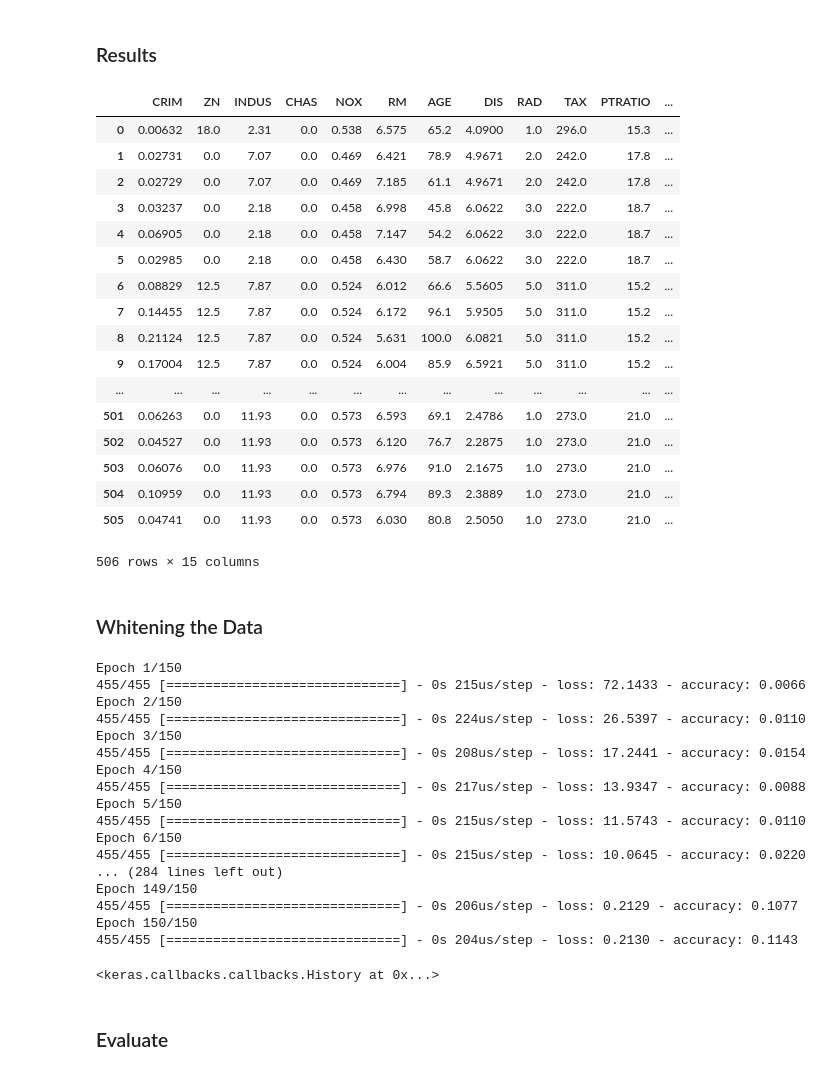
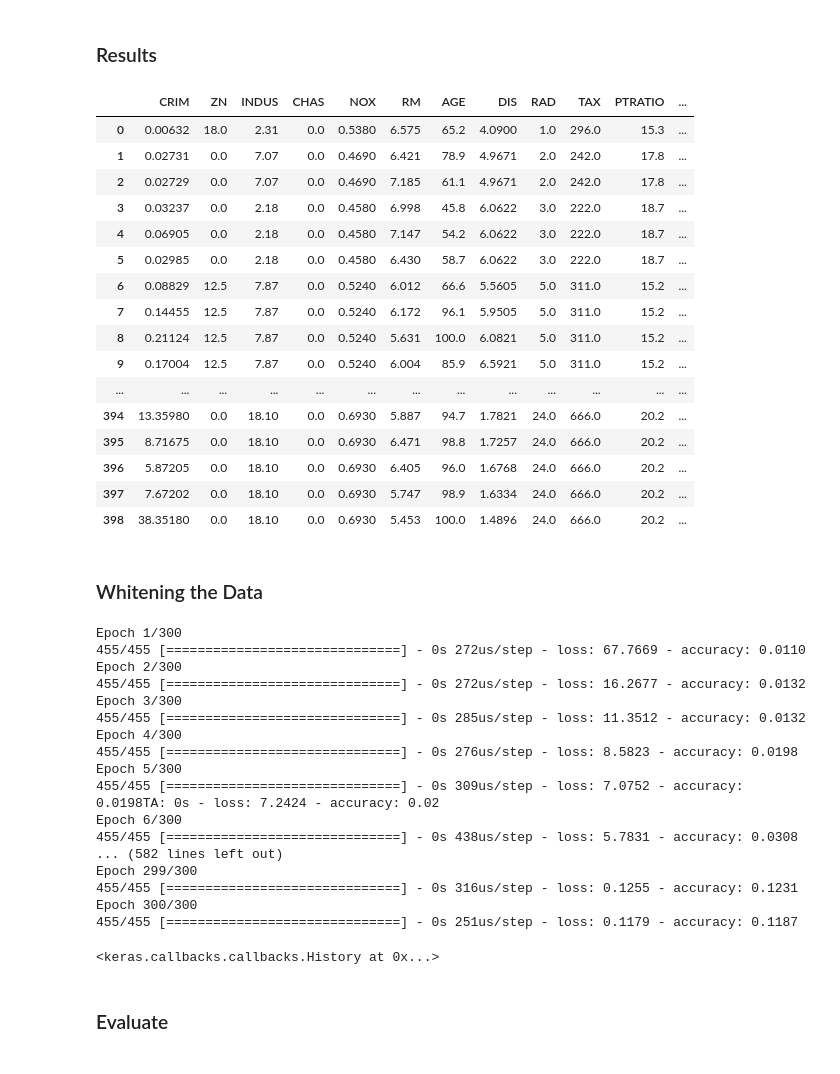
Before and after one commit to AideenByrne/2019MachineLearningProject, a Jupyter notebook: 2019project.ipynb, the cells around one changed output. Drawn from its saved outputs; the diff is of its cells as text; code cells hidden in the pictures.

Commit message:
Trying to improve accuracy2

```diff
--- a/2019project.ipynb
+++ b/2019project.ipynb
@@ -408,7 +408,8 @@ x_train_scaled = pd.DataFrame(scaler.transform(x_train), columns = x_train.colum
 #create a neural network and configure model for training
 #call Sequential model
 m = kr.models.Sequential()
-#build input layers with 100 layers of neurons, an input dimension size of 13 and an activation function of "relu"
+#build input layers with 100 layers of neurons, an input dimension size of 13 and an activation function of "tanh"
+m.add(kr.layers.Dense(units=100, input_dim=(13), activation='tanh'))
 m.add(kr.layers.Dense(units=100, input_dim=(13), activation='tanh'))
 m.add(kr.layers.Dense(units=100, input_dim=(13), activation='tanh'))
 #build output layer with dimension size of 1 and an activation function of 'linear'
@@ -417,5 +418,5 @@ m.add(kr.layers.Dense(units=1, input_dim=(1), activation='linear'))
 m.compile(loss="mean_squared_error", optimizer="adam", metrics=['accuracy'])
 
 #train the model with scaled data
-m.fit(x_train_scaled, y_train, epochs=150, batch_size=10)
+m.fit(x_train_scaled, y_train, epochs=300, batch_size=10)
 # %% [output]
@@ -459,27 +460,28 @@ output = pd.DataFrame(predictions)
 # %%
 #create variable called results that concatenates inputs, outputs and predicted data
 results = pd.concat([x, y, output], axis=1)
+#set pandas to not truncate rows
+pd.set_option('display.max_rows', 506)
 #show results
 results
 # %% [output]
 |  | CRIM | ZN | INDUS | CHAS | NOX | RM | AGE | DIS | RAD | TAX | PTRATIO | ... |
-| 0 | 0.00632 | 18.0 | 2.31 | 0.0 | 0.538 | 6.575 | 65.2 | 4.0900 | 1.0 | 296.0 | 15.3 | ... |
-| 1 | 0.02731 | 0.0 | 7.07 | 0.0 | 0.469 | 6.421 | 78.9 | 4.9671 | 2.0 | 242.0 | 17.8 | ... |
-| 2 | 0.02729 | 0.0 | 7.07 | 0.0 | 0.469 | 7.185 | 61.1 | 4.9671 | 2.0 | 242.0 | 17.8 | ... |
-| 3 | 0.03237 | 0.0 | 2.18 | 0.0 | 0.458 | 6.998 | 45.8 | 6.0622 | 3.0 | 222.0 | 18.7 | ... |
-| 4 | 0.06905 | 0.0 | 2.18 | 0.0 | 0.458 | 7.147 | 54.2 | 6.0622 | 3.0 | 222.0 | 18.7 | ... |
-| 5 | 0.02985 | 0.0 | 2.18 | 0.0 | 0.458 | 6.430 | 58.7 | 6.0622 | 3.0 | 222.0 | 18.7 | ... |
-| 6 | 0.08829 | 12.5 | 7.87 | 0.0 | 0.524 | 6.012 | 66.6 | 5.5605 | 5.0 | 311.0 | 15.2 | ... |
-| 7 | 0.14455 | 12.5 | 7.87 | 0.0 | 0.524 | 6.172 | 96.1 | 5.9505 | 5.0 | 311.0 | 15.2 | ... |
-| 8 | 0.21124 | 12.5 | 7.87 | 0.0 | 0.524 | 5.631 | 100.0 | 6.0821 | 5.0 | 311.0 | 15.2 | ... |
-| 9 | 0.17004 | 12.5 | 7.87 | 0.0 | 0.524 | 6.004 | 85.9 | 6.5921 | 5.0 | 311.0 | 15.2 | ... |
+| 0 | 0.00632 | 18.0 | 2.31 | 0.0 | 0.5380 | 6.575 | 65.2 | 4.0900 | 1.0 | 296.0 | 15.3 | ... |
+| 1 | 0.02731 | 0.0 | 7.07 | 0.0 | 0.4690 | 6.421 | 78.9 | 4.9671 | 2.0 | 242.0 | 17.8 | ... |
+| 2 | 0.02729 | 0.0 | 7.07 | 0.0 | 0.4690 | 7.185 | 61.1 | 4.9671 | 2.0 | 242.0 | 17.8 | ... |
+| 3 | 0.03237 | 0.0 | 2.18 | 0.0 | 0.4580 | 6.998 | 45.8 | 6.0622 | 3.0 | 222.0 | 18.7 | ... |
+| 4 | 0.06905 | 0.0 | 2.18 | 0.0 | 0.4580 | 7.147 | 54.2 | 6.0622 | 3.0 | 222.0 | 18.7 | ... |
+| 5 | 0.02985 | 0.0 | 2.18 | 0.0 | 0.4580 | 6.430 | 58.7 | 6.0622 | 3.0 | 222.0 | 18.7 | ... |
+| 6 | 0.08829 | 12.5 | 7.87 | 0.0 | 0.5240 | 6.012 | 66.6 | 5.5605 | 5.0 | 311.0 | 15.2 | ... |
+| 7 | 0.14455 | 12.5 | 7.87 | 0.0 | 0.5240 | 6.172 | 96.1 | 5.9505 | 5.0 | 311.0 | 15.2 | ... |
+| 8 | 0.21124 | 12.5 | 7.87 | 0.0 | 0.5240 | 5.631 | 100.0 | 6.0821 | 5.0 | 311.0 | 15.2 | ... |
+| 9 | 0.17004 | 12.5 | 7.87 | 0.0 | 0.5240 | 6.004 | 85.9 | 6.5921 | 5.0 | 311.0 | 15.2 | ... |
 | ... | ... | ... | ... | ... | ... | ... | ... | ... | ... | ... | ... | ... |
-| 501 | 0.06263 | 0.0 | 11.93 | 0.0 | 0.573 | 6.593 | 69.1 | 2.4786 | 1.0 | 273.0 | 21.0 | ... |
-| 502 | 0.04527 | 0.0 | 11.93 | 0.0 | 0.573 | 6.120 | 76.7 | 2.2875 | 1.0 | 273.0 | 21.0 | ... |
-| 503 | 0.06076 | 0.0 | 11.93 | 0.0 | 0.573 | 6.976 | 91.0 | 2.1675 | 1.0 | 273.0 | 21.0 | ... |
-| 504 | 0.10959 | 0.0 | 11.93 | 0.0 | 0.573 | 6.794 | 89.3 | 2.3889 | 1.0 | 273.0 | 21.0 | ... |
-| 505 | 0.04741 | 0.0 | 11.93 | 0.0 | 0.573 | 6.030 | 80.8 | 2.5050 | 1.0 | 273.0 | 21.0 | ... |
+| 394 | 13.35980 | 0.0 | 18.10 | 0.0 | 0.6930 | 5.887 | 94.7 | 1.7821 | 24.0 | 666.0 | 20.2 | ... |
+| 395 | 8.71675 | 0.0 | 18.10 | 0.0 | 0.6930 | 6.471 | 98.8 | 1.7257 | 24.0 | 666.0 | 20.2 | ... |
+| 396 | 5.87205 | 0.0 | 18.10 | 0.0 | 0.6930 | 6.405 | 96.0 | 1.6768 | 24.0 | 666.0 | 20.2 | ... |
+| 397 | 7.67202 | 0.0 | 18.10 | 0.0 | 0.6930 | 5.747 | 98.9 | 1.6334 | 24.0 | 666.0 | 20.2 | ... |
+| 398 | 38.35180 | 0.0 | 18.10 | 0.0 | 0.6930 | 5.453 | 100.0 | 1.4896 | 24.0 | 666.0 | 20.2 | ... |
-506 rows × 15 columns
 # %% [markdown]
 ### Whitening the Data
 # %%
@@ -492,25 +494,25 @@ pca.fit(x_train)
 #creating new DataFrame of whitened data based on training subset
 x_train_white = pd.DataFrame(pca.transform(x_train), columns=x.columns)
 #refitting model with whitened data
-m.fit(x_train_white, y_train, epochs=150, batch_size=10)
+m.fit(x_train_white, y_train, epochs=300, batch_size=10)
 # %% [output]
-Epoch 1/150
-455/455 [==============================] - 0s 215us/step - loss: 72.1433 - accuracy: 0.0066
-Epoch 2/150
-455/455 [==============================] - 0s 224us/step - loss: 26.5397 - accuracy: 0.0110
-Epoch 3/150
-455/455 [==============================] - 0s 208us/step - loss: 17.2441 - accuracy: 0.0154
-Epoch 4/150
-455/455 [==============================] - 0s 217us/step - loss: 13.9347 - accuracy: 0.0088
-Epoch 5/150
-455/455 [==============================] - 0s 215us/step - loss: 11.5743 - accuracy: 0.0110
-Epoch 6/150
-455/455 [==============================] - 0s 215us/step - loss: 10.0645 - accuracy: 0.0220
-... (284 lines left out)
-Epoch 149/150
-455/455 [==============================] - 0s 206us/step - loss: 0.2129 - accuracy: 0.1077
-Epoch 150/150
-455/455 [==============================] - 0s 204us/step - loss: 0.2130 - accuracy: 0.1143
+Epoch 1/300
+455/455 [==============================] - 0s 272us/step - loss: 67.7669 - accuracy: 0.0110
+Epoch 2/300
+455/455 [==============================] - 0s 272us/step - loss: 16.2677 - accuracy: 0.0132
+Epoch 3/300
+455/455 [==============================] - 0s 285us/step - loss: 11.3512 - accuracy: 0.0132
+Epoch 4/300
+455/455 [==============================] - 0s 276us/step - loss: 8.5823 - accuracy: 0.0198
+Epoch 5/300
+455/455 [==============================] - 0s 309us/step - loss: 7.0752 - accuracy: 0.0198TA: 0s - loss: 7.2424 - accuracy: 0.02
+Epoch 6/300
+455/455 [==============================] - 0s 438us/step - loss: 5.7831 - accuracy: 0.0308
+... (582 lines left out)
+Epoch 299/300
+455/455 [==============================] - 0s 316us/step - loss: 0.1255 - accuracy: 0.1231
+Epoch 300/300
+455/455 [==============================] - 0s 251us/step - loss: 0.1179 - accuracy: 0.1187
 <keras.callbacks.callbacks.History at 0x...>
 # %% [markdown]
 ### Evaluate
```
Also changed, not shown: parts of 9 cells of this notebook.
